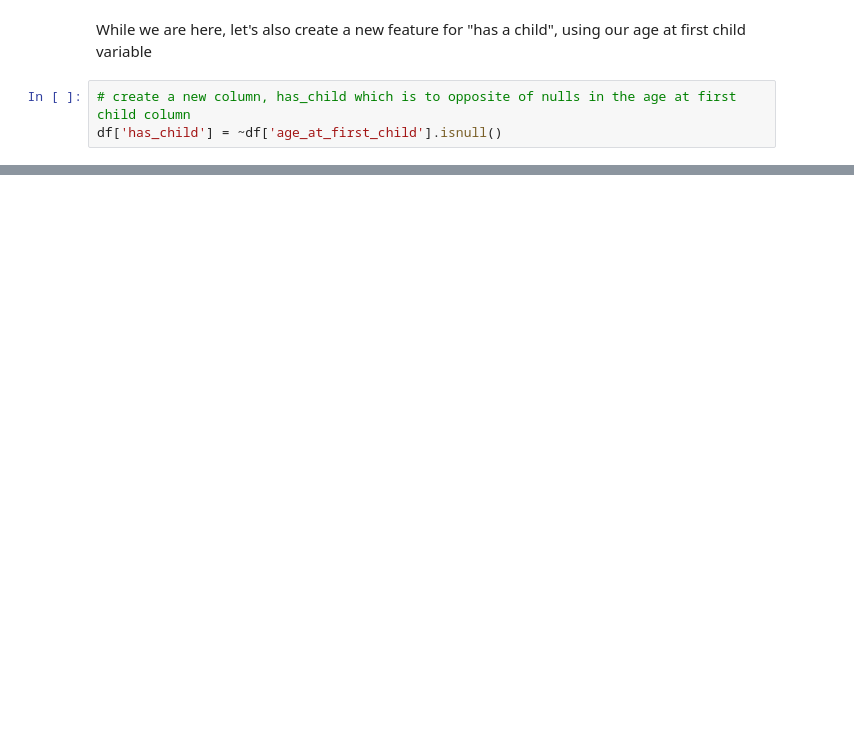
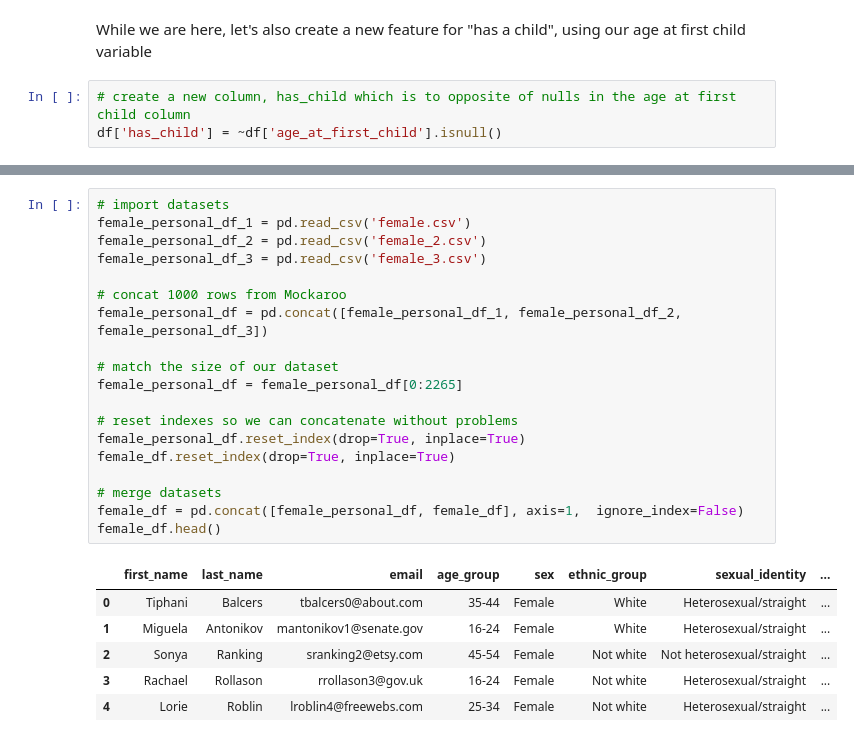
Before and after one commit to UKDataServiceOpen/Synthetic-Data, a Jupyter notebook: code-demo/NATSAL/NATSAL.ipynb, the cells around one changed output, grey strips where cells are left out. Cells and saved outputs as stored; diff of their text form; blank space fills up the shorter version.

```diff
--- a/code-demo/NATSAL/NATSAL.ipynb
+++ b/code-demo/NATSAL/NATSAL.ipynb
@@ -208,0 +346,26 @@ df.head()
+# %%
+# import datasets
+female_personal_df_1 = pd.read_csv('female.csv')
+female_personal_df_2 = pd.read_csv('female_2.csv')
+female_personal_df_3 = pd.read_csv('female_3.csv')
+
+# concat 1000 rows from Mockaroo
+female_personal_df = pd.concat([female_personal_df_1, female_personal_df_2, female_personal_df_3])
+
+# match the size of our dataset
+female_personal_df = female_personal_df[0:2265]
+
+# reset indexes so we can concatenate without problems
+female_personal_df.reset_index(drop=True, inplace=True)
+female_df.reset_index(drop=True, inplace=True)
+
+# merge datasets
+female_df = pd.concat([female_personal_df, female_df], axis=1,  ignore_index=False)
+female_df.head()
+# %% [output]
+|  | first_name | last_name | email | age_group | sex | ethnic_group | sexual_identity | ... |
+| 0 | Tiphani | Balcers | tbalcers0@about.com | 35-44 | Female | White | Heterosexual/straight | ... |
+| 1 | Miguela | Antonikov | mantonikov1@senate.gov | 16-24 | Female | White | Heterosexual/straight | ... |
+| 2 | Sonya | Ranking | sranking2@etsy.com | 45-54 | Female | Not white | Not heterosexual/straight | ... |
+| 3 | Rachael | Rollason | rrollason3@gov.uk | 16-24 | Female | Not white | Heterosexual/straight | ... |
+| 4 | Lorie | Roblin | lroblin4@freewebs.com | 25-34 | Female | Not white | Heterosexual/straight | ... |
```
Also changed, not shown: parts of 13 cells of this notebook, 7 other files.
